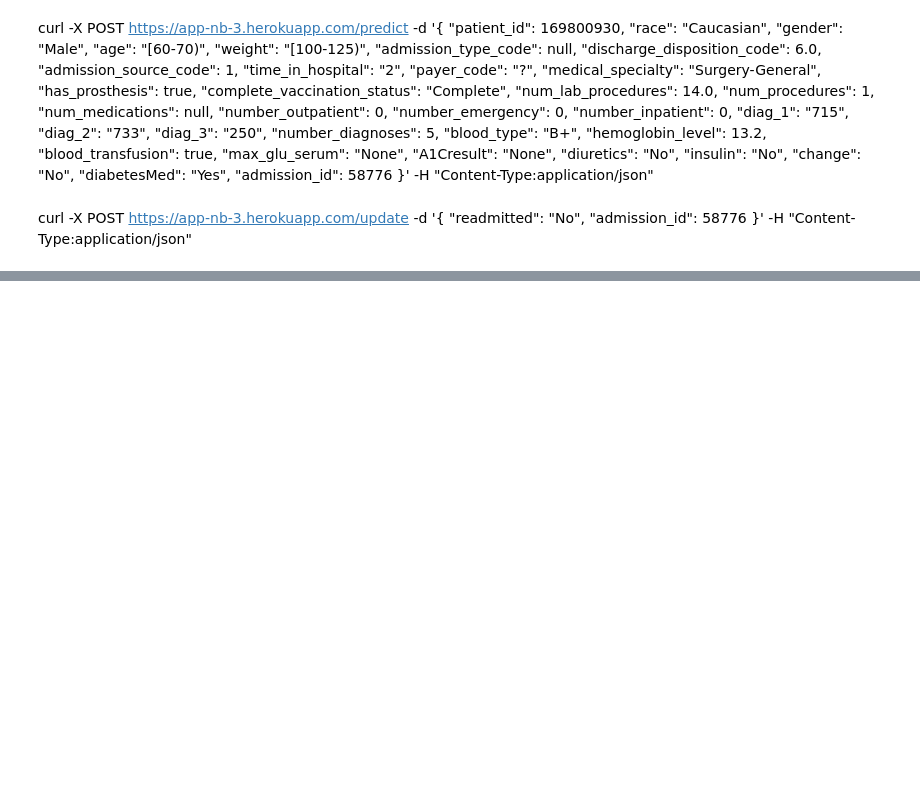
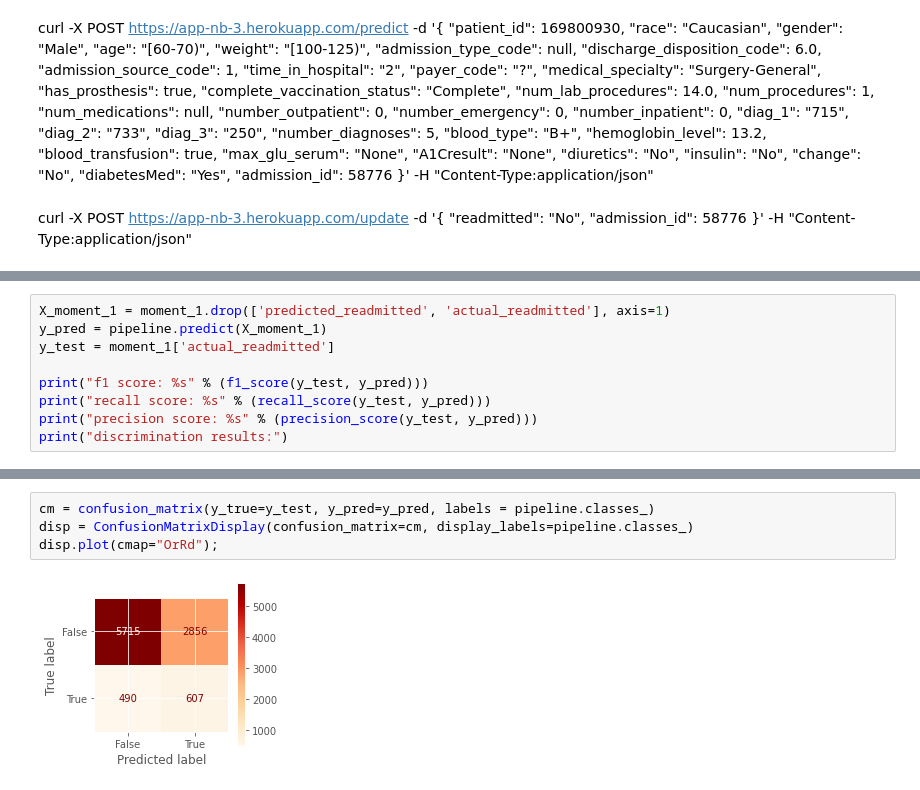
Before and after one commit to ypandya4/hazel_bazel_hospital_DS_project, a Jupyter notebook: Random Forest for initial deployment.ipynb, the cells around one changed output, grey strips where cells are left out. Saved outputs shown, nothing was run; the diff lists cells and outputs as text; blank space fills up the shorter version.

Commit message:
updated discrimination functions

```diff
--- a/Random Forest for initial deployment.ipynb
+++ b/Random Forest for initial deployment.ipynb
@@ -758,0 +795,9 @@ str(np.nan)
+# %%
+X_moment_1 = moment_1.drop(['predicted_readmitted', 'actual_readmitted'], axis=1)
+y_pred = pipeline.predict(X_moment_1)
+y_test = moment_1['actual_readmitted']
+
+print("f1 score: %s" % (f1_score(y_test, y_pred)))
+print("recall score: %s" % (recall_score(y_test, y_pred)))
+print("precision score: %s" % (precision_score(y_test, y_pred)))
+print("discrimination results:")
@@ -758,0 +829,6 @@ str(np.nan)
+# %%
+cm = confusion_matrix(y_true=y_test, y_pred=y_pred, labels = pipeline.classes_)
+disp = ConfusionMatrixDisplay(confusion_matrix=cm, display_labels=pipeline.classes_)
+disp.plot(cmap="OrRd");
+# %% [output]
+[figure, added]
```
Also changed, not shown: parts of 41 cells of this notebook, 1 other file.
